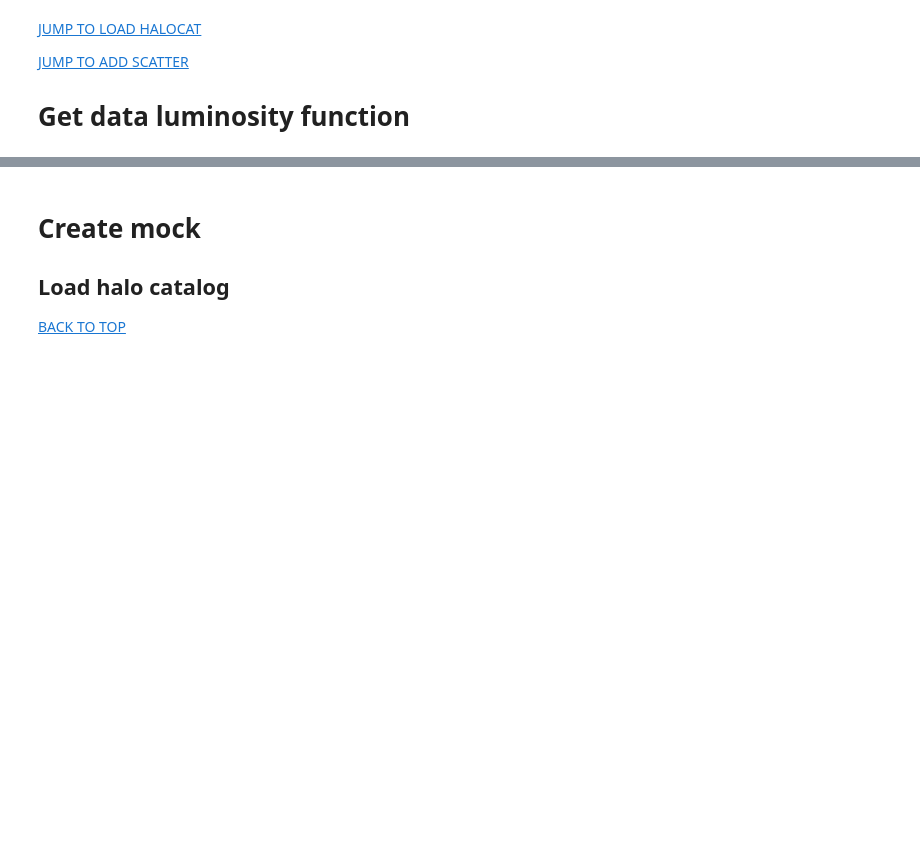
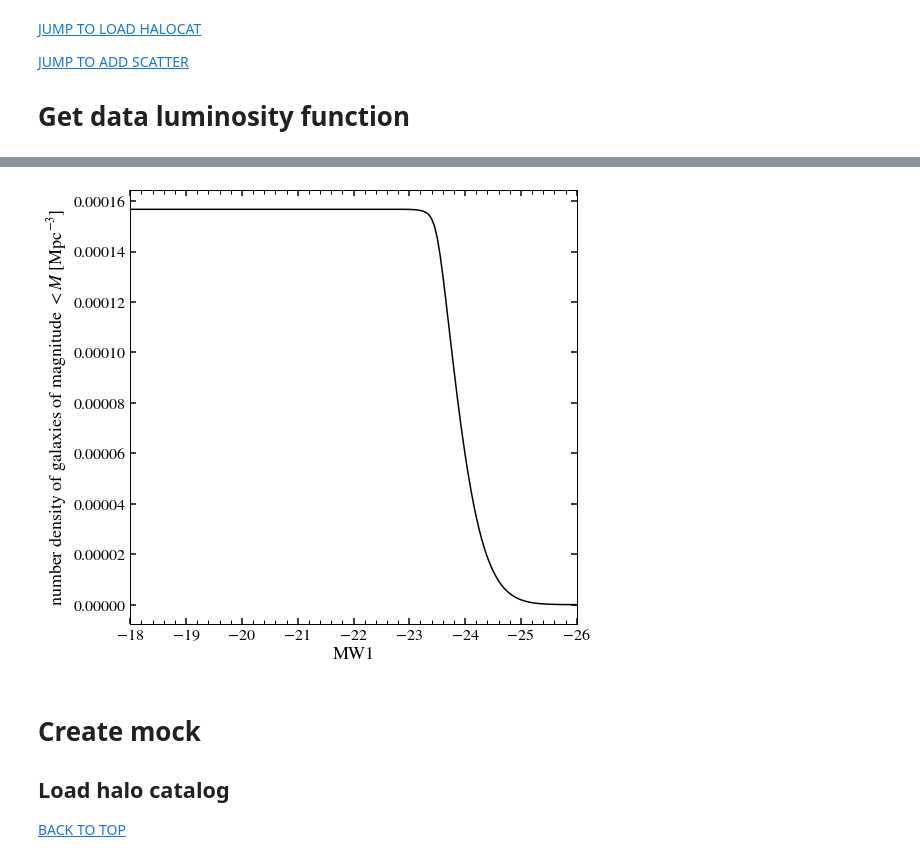
Before and after one commit to angelaberti/desi_lrg_sham, a Jupyter notebook: 00-sham_scatter.ipynb, the cells around one changed output, grey strips where cells are left out. Saved outputs shown, nothing was run; the diff lists cells and outputs as text; code cells hidden in the pictures; blank space fills up the shorter version.

```diff
--- a/00-sham_scatter.ipynb
+++ b/00-sham_scatter.ipynb
@@ -218,17 +227,19 @@ t = Table(np.load(f"{BASEDIR}/mags_{cat_tag}_noLRG.npy"))
 # %%
-# fig, ax = plt.subplots(1, 1, figsize=(8,8))
+fig, ax = plt.subplots(1, 1, figsize=(8,8))
 
-# ng_eff = lum_func_full["ng_eff"]
+ng_eff = lum_func_full["ng_eff"]
 
-# ax.plot(abs_mag_bins, ng_eff, color="black")
+ax.plot(abs_mag_bins, ng_eff, color="black")
 
-# ax.set_xlim(-18,-26)
-# ax.set_xlabel(f"{band}")
-# ax.set_ylabel("number density of galaxies of magnitude $<M$ [Mpc$^{-3}$]")
+ax.set_xlim(-18,-26)
+ax.set_xlabel(f"{band}")
+ax.set_ylabel("number density of galaxies of magnitude $<M$ [Mpc$^{-3}$]")
 
-# # ax.semilogy()
-# # ax.set_ylim(1e-6,1e-2)
-# plt.show()
+# ax.semilogy()
+# ax.set_ylim(1e-6,1e-2)
+plt.show()
+# %% [output]
+[figure, added]
 # %%
 # fig, ax = plt.subplots(1, 1, figsize=(8,8))
 
```
Also changed, not shown: parts of 13 cells of this notebook, 4 other files.
